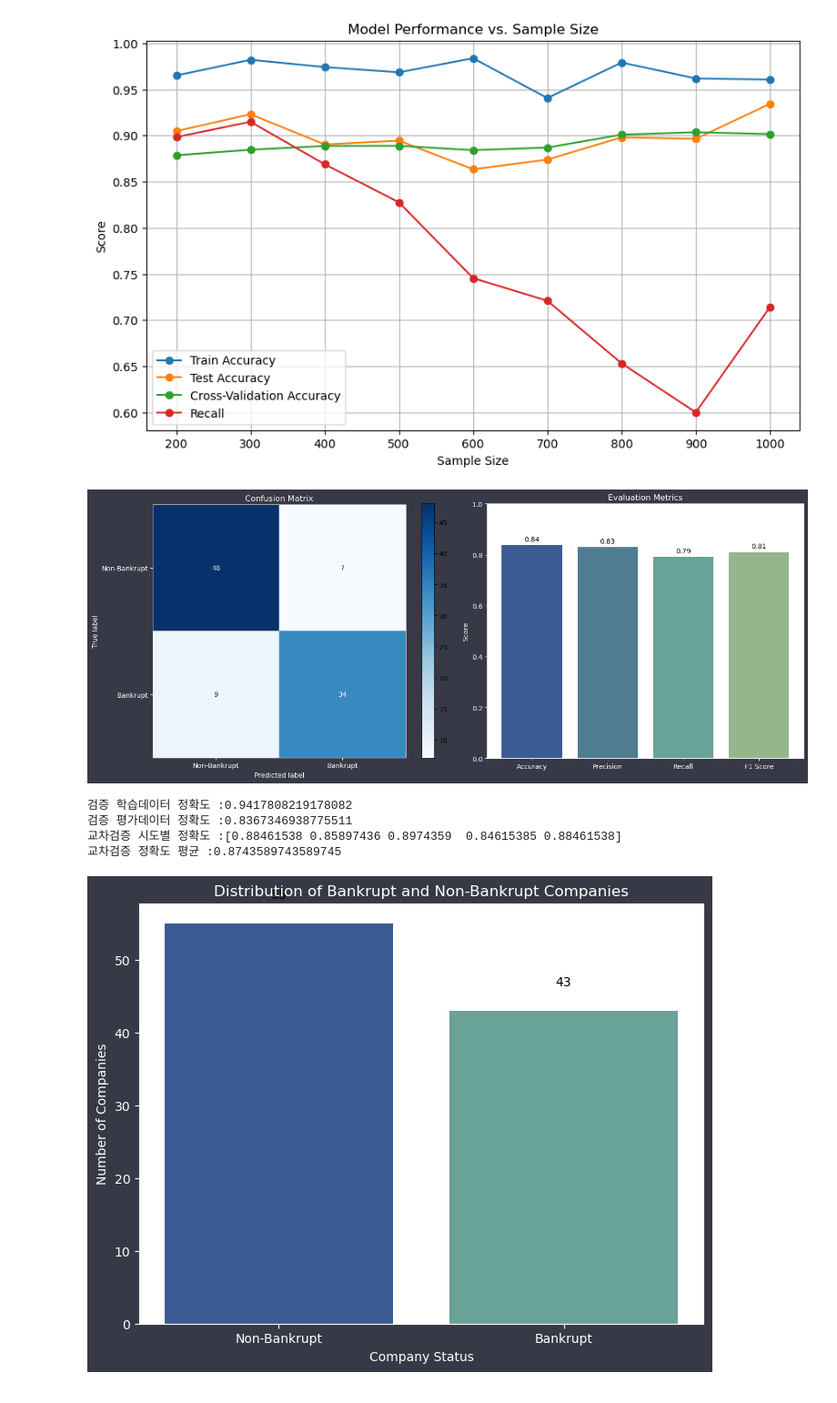
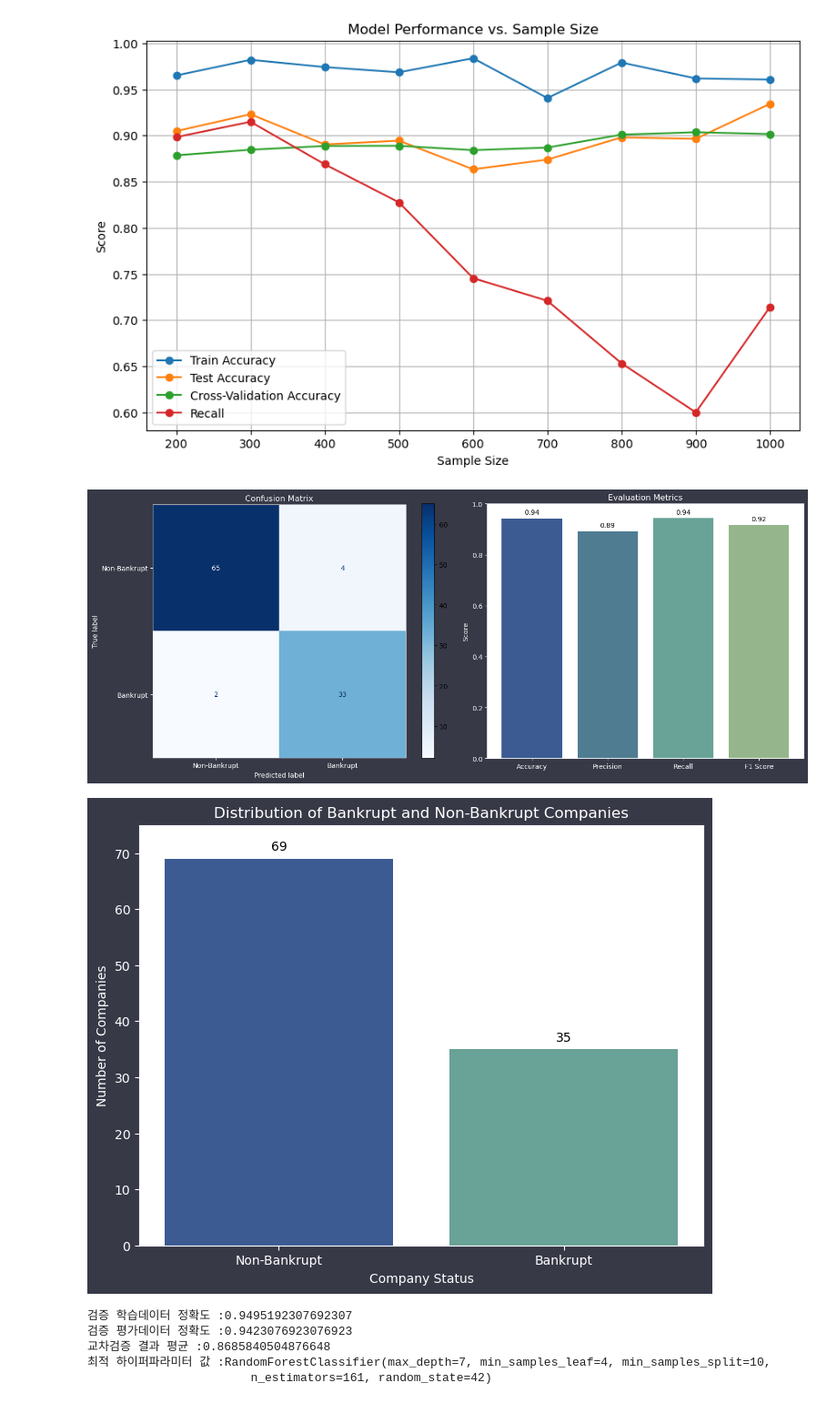
Before and after one commit to pjiseok/ML_project, a Jupyter notebook: 0709_중간.ipynb, the cells around one changed output. Shown: that part at 91% size. Drawn from its saved outputs; the diff is of its cells as text; code cells hidden in the pictures.

```diff
--- a/0709_중간.ipynb
+++ b/0709_중간.ipynb
@@ -258,14 +258,7 @@ data_target = Undersample_data['Bankrupt?']
 
 # 데이터 분리
 train_input, test_input, train_target, test_target = train_test_split(
-    data_input, data_target, random_state=42)
-sub_input, val_input, sub_target, val_target = train_test_split(
-    train_input, train_target, random_state=42)
-
-# 랜덤 포레스트 모델 학습
-rf_model = RandomForestClassifier(random_state=42)
-rf_model.fit(sub_input, sub_target)
-val_predictions = rf_model.predict(val_input)
+    data_input, data_target, test_size=0.2, random_state=42)
 
 # 하이퍼파라미터 튜닝 (랜덤 서치)
 param_dist = {
@@ -282,33 +275,33 @@ random_search = RandomizedSearchCV(estimator=RandomForestClassifier(random_state
                                     n_jobs=-1,
                                     scoring='accuracy',
                                     random_state=42)
-random_search.fit(sub_input, sub_target)
+random_search.fit(train_input, train_target)
 
 best_rf_model = random_search.best_estimator_
 
+# 교차 검증 결과 보기
+cv_results = random_search.cv_results_
+cv_scores = cv_results['mean_test_score']
+
 # 최적의 하이퍼파라미터로 모델 재학습
-best_rf_model.fit(sub_input, sub_target)
+best_rf_model.fit(train_input, train_target)
 
 # 예측 (하이퍼파라미터 튜닝 후)
-sub_predictions_tuned = best_rf_model.predict(sub_input)
-val_predictions_tuned = best_rf_model.predict(val_input)
+train_predictions_tuned = best_rf_model.predict(train_input)
+test_predictions_tuned = best_rf_model.predict(test_input)
 
 # 모델 평가 - 정확도 (하이퍼파라미터 튜닝 후)
-sub_accuracy_tuned = accuracy_score(sub_target, sub_predictions_tuned)
-val_accuracy_tuned = accuracy_score(val_target, val_predictions_tuned)
-
-# 교차 검증 (Cross-Validation, 하이퍼파라미터 튜닝 후)
-cv_scores_tuned = cross_val_score(best_rf_model, train_input, train_target, cv=5)
-cv_accuracy_tuned = np.mean(cv_scores_tuned)
+train_accuracy_tuned = accuracy_score(train_target, train_predictions_tuned)
+test_accuracy_tuned = accuracy_score(test_target, test_predictions_tuned)
 
 # 평가 지표 계산
-accuracy = accuracy_score(val_target, val_predictions_tuned)
-precision = precision_score(val_target, val_predictions_tuned)
-recall = recall_score(val_target, val_predictions_tuned)
-f1 = f1_score(val_target, val_predictions_tuned)
+accuracy = accuracy_score(test_target, test_predictions_tuned)
+precision = precision_score(test_target, test_predictions_tuned)
+recall = recall_score(test_target, test_predictions_tuned)
+f1 = f1_score(test_target, test_predictions_tuned)
 
 # 혼동 행렬 생성
-conf_matrix = confusion_matrix(val_target, val_predictions_tuned)
+conf_matrix = confusion_matrix(test_target, test_predictions_tuned)
 
 # 시각화
 fig, axes = plt.subplots(1, 2, figsize=(15, 6))
@@ -336,44 +329,47 @@ for spine in axes[1].spines.values():
     spine.set_edgecolor('white')
 
 # 막대 위에 수치 표시
 for bar in bars:
     yval = bar.get_height()
     axes[1].text(bar.get_x() + bar.get_width()/2, yval + 0.01, round(yval, 2), ha='center', va='bottom', color='black')
 
 plt.tight_layout()
 plt.show()
 
 # 타겟 변수 분포 확인
-target_counts = val_target.value_counts()
+target_counts = test_target.value_counts()
 
 # 불균형 데이터 시각화
 plt.figure(figsize=(8, 6))
 plt.gcf().set_facecolor('#373947')  # 배경 색상 설정
 colors_distribution = ['#3B5B92', '#69A297']  # 두 번째 그래프의 색상에 맞춰 수정
 bars = plt.bar(target_counts.index, target_counts.values, color=colors_distribution)
 plt.xticks(target_counts.index, ['Non-Bankrupt', 'Bankrupt'])
+plt.ylim(0, 75)
 plt.xlabel('Company Status', color='white')
 plt.ylabel('Number of Companies', color='white')
 plt.title('Distribution of Bankrupt and Non-Bankrupt Companies', color='white')
 plt.gca().set_facecolor('white') #전체배경색
 plt.gca().tick_params(colors='white')
 for spine in plt.gca().spines.values():
     spine.set_edgecolor('white')
 # 막대 위에 수치 표시
 for bar in bars:
     yval = bar.get_height()
-    plt.text(bar.get_x() + bar.get_width()/2, yval + 3, int(yval), ha='center', va='bottom', color='black')
+    plt.text(bar.get_x() + bar.get_width()/2, yval + 1, int(yval), ha='center', va='bottom', color='black')
+plt.show()
 
-
-print(f'검증 학습데이터 정확도 :{sub_accuracy_tuned}')
-print(f'검증 평가데이터 정확도 :{val_accuracy_tuned}')
-print(f'교차검증 시도별 정확도 :{cv_scores_tuned}')
-print(f'교차검증 정확도 평균 :{cv_accuracy_tuned}')
+print(f'검증 학습데이터 정확도 :{train_accuracy_tuned}')
+print(f'검증 평가데이터 정확도 :{test_accuracy_tuned}')
+# print(f'교차검증 결과 : {cv_results}')
+print(f'교차검증 결과 평균 :{np.mean(cv_scores)}')
+print(f'최적 하이퍼파라미터 값 :{best_rf_model}')
 # %% [output]
-[figure, old version]
+[figure, new version]
+[figure, new version]
-검증 학습데이터 정확도 :0.9417808219178082
-검증 평가데이터 정확도 :0.8367346938775511
-교차검증 시도별 정확도 :[0.88461538 0.85897436 0.8974359  0.84615385 0.88461538]
-교차검증 정확도 평균 :0.8743589743589745
+검증 학습데이터 정확도 :0.9495192307692307
+검증 평가데이터 정확도 :0.9423076923076923
+교차검증 결과 평균 :0.8685840504876648
+최적 하이퍼파라미터 값 :RandomForestClassifier(max_depth=7, min_samples_leaf=4, min_samples_split=10,
+                       n_estimators=161, random_state=42)
-[figure, old version]
 # %%
```
Also changed, not shown: parts of 1 cell of this notebook.
